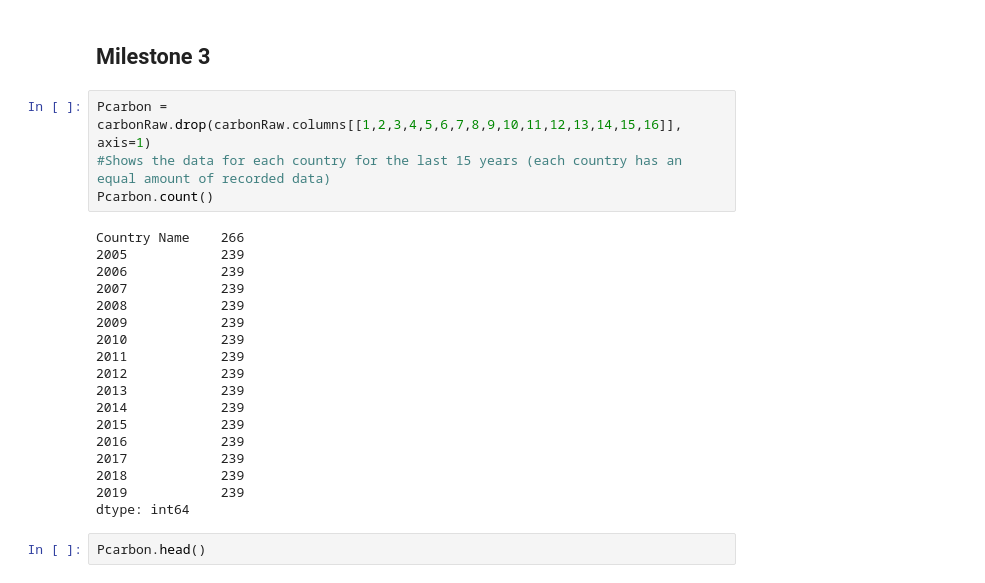
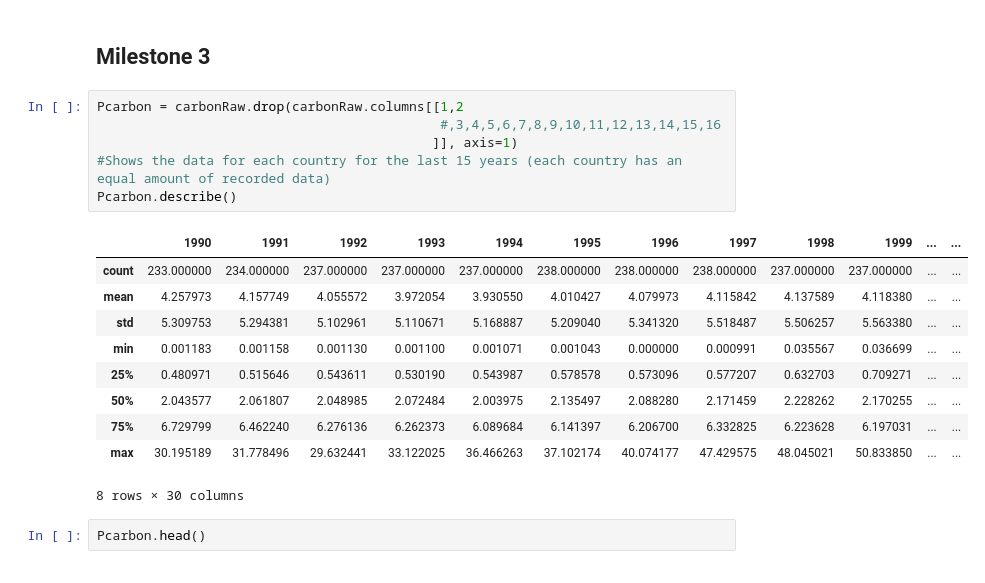
Before and after one commit to ubco-W2022T1-cosc301/project-group42, a Jupyter notebook: notebooks/analysis3.ipynb, the cells around one changed output. Cells and saved outputs as stored; diff of their text form.

```diff
--- a/notebooks/analysis3.ipynb
+++ b/notebooks/analysis3.ipynb
@@ -63,27 +63,22 @@ print(GDP)
 # %% [markdown]
 ## Milestone 3
 # %%
-Pcarbon = carbonRaw.drop(carbonRaw.columns[[1,2,3,4,5,6,7,8,9,10,11,12,13,14,15,16]], axis=1)
+Pcarbon = carbonRaw.drop(carbonRaw.columns[[1,2
+                                            #,3,4,5,6,7,8,9,10,11,12,13,14,15,16
+                                           ]], axis=1)
 #Shows the data for each country for the last 15 years (each country has an equal amount of recorded data)
-Pcarbon.count()
+Pcarbon.describe()
 # %% [output]
+|  | 1990 | 1991 | 1992 | 1993 | 1994 | 1995 | 1996 | 1997 | 1998 | 1999 | ... | ... |
+| count | 233.000000 | 234.000000 | 237.000000 | 237.000000 | 237.000000 | 238.000000 | 238.000000 | 238.000000 | 237.000000 | 237.000000 | ... | ... |
+| mean | 4.257973 | 4.157749 | 4.055572 | 3.972054 | 3.930550 | 4.010427 | 4.079973 | 4.115842 | 4.137589 | 4.118380 | ... | ... |
+| std | 5.309753 | 5.294381 | 5.102961 | 5.110671 | 5.168887 | 5.209040 | 5.341320 | 5.518487 | 5.506257 | 5.563380 | ... | ... |
+| min | 0.001183 | 0.001158 | 0.001130 | 0.001100 | 0.001071 | 0.001043 | 0.000000 | 0.000991 | 0.035567 | 0.036699 | ... | ... |
+| 25% | 0.480971 | 0.515646 | 0.543611 | 0.530190 | 0.543987 | 0.578578 | 0.573096 | 0.577207 | 0.632703 | 0.709271 | ... | ... |
+| 50% | 2.043577 | 2.061807 | 2.048985 | 2.072484 | 2.003975 | 2.135497 | 2.088280 | 2.171459 | 2.228262 | 2.170255 | ... | ... |
+| 75% | 6.729799 | 6.462240 | 6.276136 | 6.262373 | 6.089684 | 6.141397 | 6.206700 | 6.332825 | 6.223628 | 6.197031 | ... | ... |
+| max | 30.195189 | 31.778496 | 29.632441 | 33.122025 | 36.466263 | 37.102174 | 40.074177 | 47.429575 | 48.045021 | 50.833850 | ... | ... |
-Country Name    266
-2005            239
-2006            239
-2007            239
-2008            239
-2009            239
-2010            239
-2011            239
-2012            239
-2013            239
-2014            239
-2015            239
-2016            239
-2017            239
-2018            239
-2019            239
-dtype: int64
+8 rows × 30 columns
 # %%
 Pcarbon.head()
 # %% [output]
```
Also changed, not shown: parts of 9 cells of this notebook, 2 other files.
